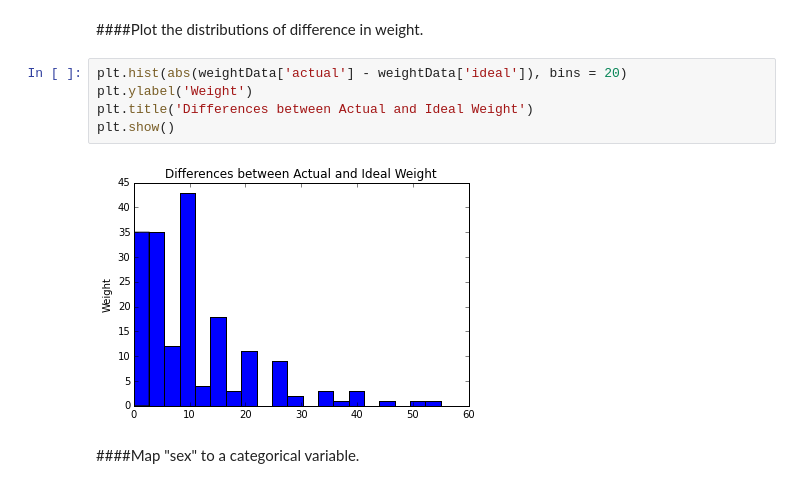
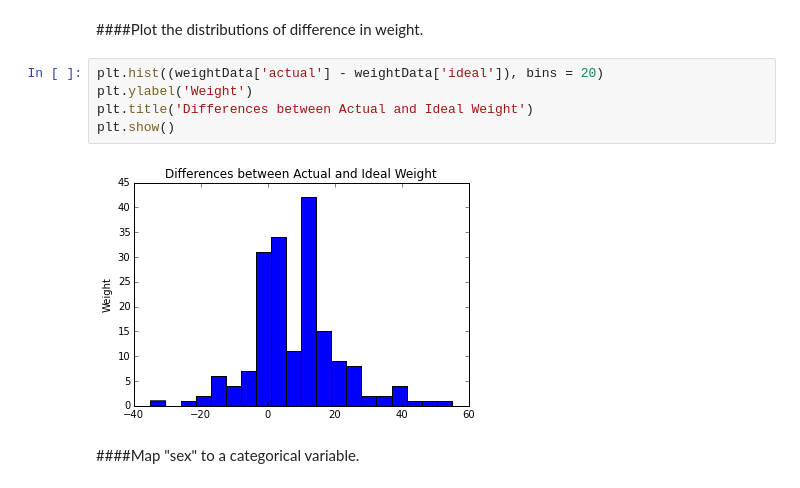
Before and after one commit to molliemarie/Thinkful-Data-Science-Projects, a Jupyter notebook: Unit4/Naive_Bayes.ipynb, the cells around one changed output. Drawn from its saved outputs; the diff is of its cells as text.

```diff
--- a/Unit4/Naive_Bayes.ipynb
+++ b/Unit4/Naive_Bayes.ipynb
@@ -114,12 +114,12 @@ plt.show()
 # %% [markdown]
 ####Plot the distributions of difference in weight.
 # %%
-plt.hist(abs(weightData['actual'] - weightData['ideal']), bins = 20)
+plt.hist((weightData['actual'] - weightData['ideal']), bins = 20)
 plt.ylabel('Weight')
 plt.title('Differences between Actual and Ideal Weight')
 plt.show()
 # %% [output]
-[figure, old version]
+[figure, new version]
 # %% [markdown]
 ####Map "sex" to a categorical variable.
 # %%
```
Also changed, not shown: 2 other files.
